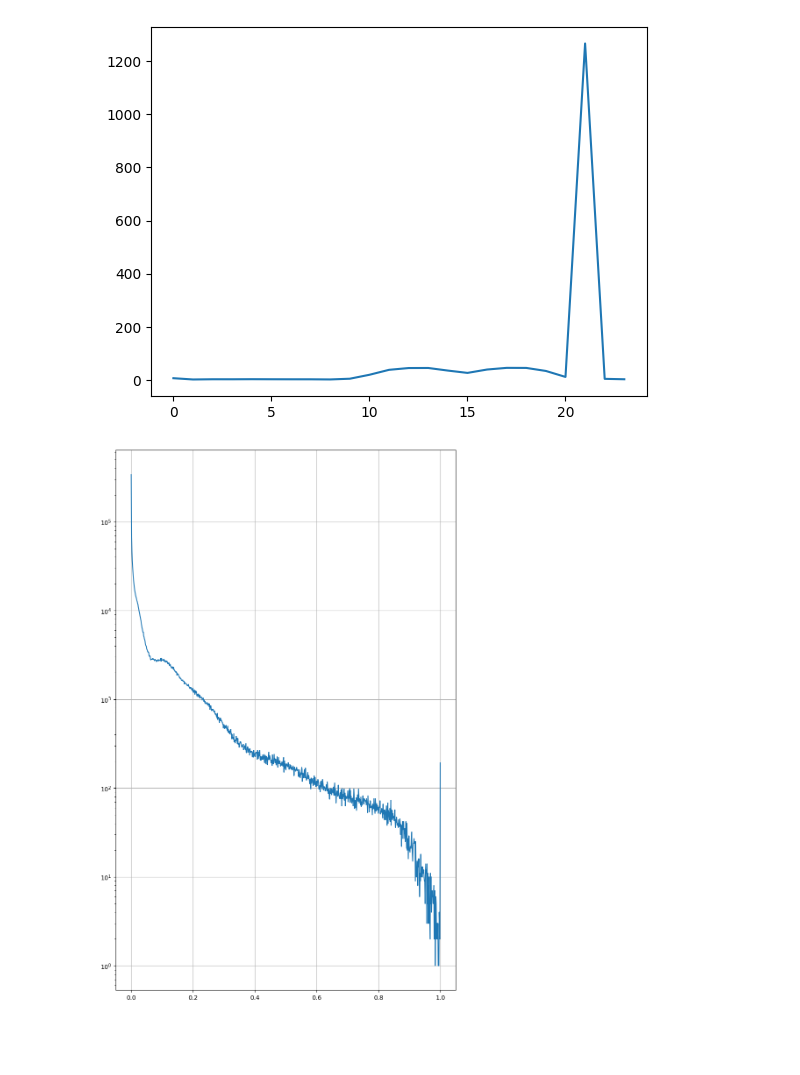
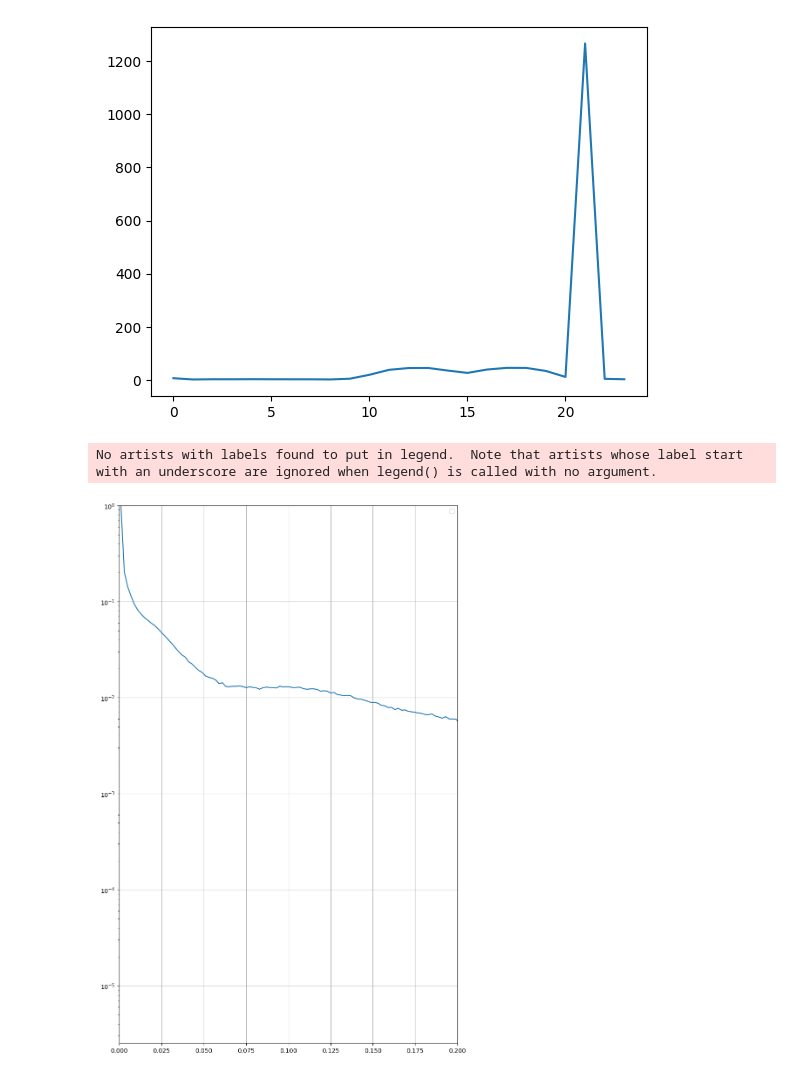
Before and after one commit to TimEpsilon/BetterNIRSpecBackground, a Jupyter notebook: Background_Testing.ipynb, the cells around one changed output. Saved outputs shown, nothing was run; the diff lists cells and outputs as text; code cells hidden in the pictures; blank space fills up the shorter version.

```diff
--- a/Background_Testing.ipynb
+++ b/Background_Testing.ipynb
@@ -183,7 +183,13 @@ multi_hdu.close()
 import matplotlib
 matplotlib.rcParams['interactive'] == True
 
+name = "jw01345063001_03101_00001_nrs1_srctype.fits"
+
 multi_hdu = fits.open(name)
+
+
+def f(x,a,b,c,p):
+    return (a*x+b)**p + c
 
 datas = np.array([])
 for hdu in multi_hdu:
@@ -197,12 +203,25 @@ for hdu in multi_hdu:
 datas = datas[np.isfinite(datas)]
 # %%
 plt.figure(figsize=(10,16))
-hist, bins = np.histogram(datas,bins=4*230)
+hist, bins = np.histogram(datas,bins=500)
 bins = (bins[:-1] + bins[1:])/2
+hist = hist / hist.max()
 df = np.gradient(np.log(hist),bins[1]-bins[0])
 plt.plot(bins,hist)
 plt.grid(True)
+
 plt.yscale("log")
+
+X = np.linspace(0,1,500)
+for p in range(1,5):
+    Y = np.exp(f(X,1,0,1,-p))
+    #plt.plot(X,Y,linestyle='dashed',label=p)
+
+plt.legend()
+plt.xlim(0,0.2)
+plt.ylim(np.min(hist),np.max(hist))
+
 plt.show()
 # %% [output]
+No artists with labels found to put in legend.  Note that artists whose label start with an underscore are ignored when legend() is called with no argument.
-[figure, old version]
+[figure, new version]
```
Also changed, not shown: parts of 1 cell of this notebook, 3 other files.
